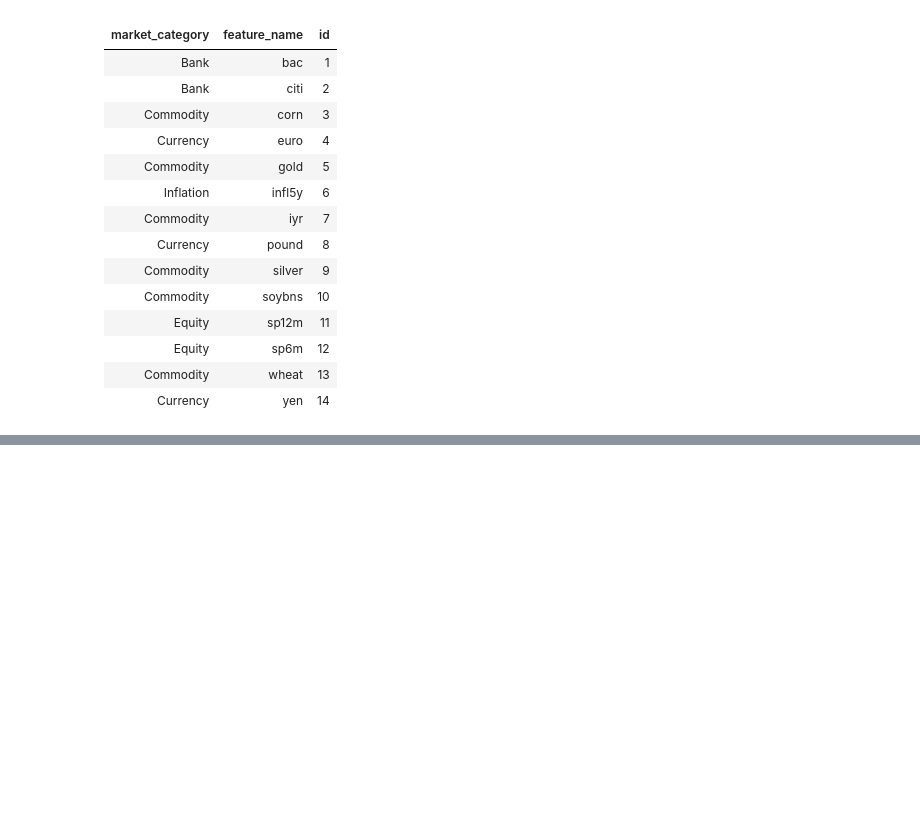
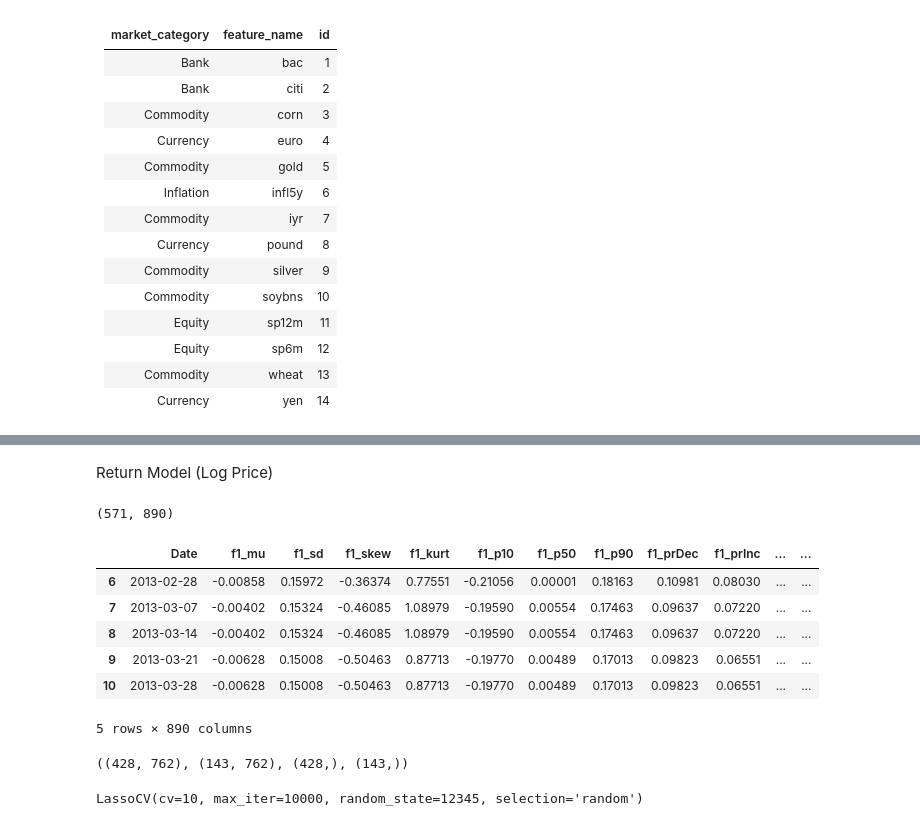
Before and after one commit to XiaozheZhangLehigh/2023-IAQR-BU-MSMFT, a Jupyter notebook: 4.Regressions.ipynb, the cells around one changed output, grey strips where cells are left out. Drawn from its saved outputs; the diff is of its cells as text; code cells hidden in the pictures; blank space fills up the shorter version.

Commit message:
Update for lasso regression on SP log return and VIX

```diff
--- a/4.Regressions.ipynb
+++ b/4.Regressions.ipynb
@@ -69,0 +29,31 @@ mpd_sp['sp_log_ret'] = mpd_sp['sp_log_price'] - mpd_sp['sp_log_price'].shift(1)
+# %% [markdown]
+Return Model (Log Price)
+# %%
+df = pd.read_csv("mpd_sp500.csv")
+
+# drop columns that has "maturity_target" , "lg_change_decr", and "lg_change_incr" in the column name; those are irrelevant for feature selection
+df = df[df.columns.drop(list(df.filter(regex='maturity_target')))]
+df = df[df.columns.drop(list(df.filter(regex='lg_change_decr')))]
+df = df[df.columns.drop(list(df.filter(regex='lg_change_incr')))]
+df = df[df.columns.drop(list(df.filter(regex='SP_adj_close')))]
+
+# drop SP_lg_ret(%)
+df = df.drop(['SP_lg_ret(%)'], axis=1)
+# df = df.drop(['SP_lg_pr'], axis=1)
+df = df.drop(['VIX'], axis=1)
+# %%
+# Generate lagged variables from f1_mu to SP_lg_pr
+lags = 6
+for lag in range(1, lags+1):
+    # for col in df.columns[df.columns.get_loc('f1_mu'):df.columns.get_loc('SP_lg_ret_vol')+1]:
+    # for col in df.columns[df.columns.get_loc('f1_mu'):df.columns.get_loc('VIX')+1]:
+    for col in df.columns[df.columns.get_loc('f1_mu'):df.columns.get_loc('SP_lg_pr')+1]:
+    # for col in df.columns[df.columns.get_loc('f1_mu'):df.columns.get_loc('SP_lg_ret(%)')+1]:
+        df[f'{col}_lag{lag}'] = df[col].shift(lag)
+# %%
+df_lagged = df.copy()
+# drop NA rows
+df_lagged = df_lagged.dropna()
+df_lagged.shape
+# %% [output]
+(571, 890)
@@ -70,2 +62,10 @@ mpd_sp['sp_log_ret'] = mpd_sp['sp_log_price'] - mpd_sp['sp_log_price'].shift(1)
 # %%
-mpd_sp.head()
+df_lagged.head()
+# %% [output]
+|  | Date | f1_mu | f1_sd | f1_skew | f1_kurt | f1_p10 | f1_p50 | f1_p90 | f1_prDec | f1_prInc | ... | ... |
+| 6 | 2013-02-28 | -0.00858 | 0.15972 | -0.36374 | 0.77551 | -0.21056 | 0.00001 | 0.18163 | 0.10981 | 0.08030 | ... | ... |
+| 7 | 2013-03-07 | -0.00402 | 0.15324 | -0.46085 | 1.08979 | -0.19590 | 0.00554 | 0.17463 | 0.09637 | 0.07220 | ... | ... |
+| 8 | 2013-03-14 | -0.00402 | 0.15324 | -0.46085 | 1.08979 | -0.19590 | 0.00554 | 0.17463 | 0.09637 | 0.07220 | ... | ... |
+| 9 | 2013-03-21 | -0.00628 | 0.15008 | -0.50463 | 0.87713 | -0.19770 | 0.00489 | 0.17013 | 0.09823 | 0.06551 | ... | ... |
+| 10 | 2013-03-28 | -0.00628 | 0.15008 | -0.50463 | 0.87713 | -0.19770 | 0.00489 | 0.17013 | 0.09823 | 0.06551 | ... | ... |
+5 rows × 890 columns
@@ -71,0 +90,12 @@ mpd_sp.head()
+# %%
+X_train.shape, X_test.shape, y_train.shape, y_test.shape
+# %% [output]
+((428, 762), (143, 762), (428,), (143,))
+# %%
+# run a lasso regression to select features
+from sklearn.linear_model import LassoCV
+
+lassoCV = LassoCV(cv=10, random_state=12345, max_iter=10000, tol=0.0001, selection='random')
+lassoCV.fit(X_train, y_train)
+# %% [output]
+LassoCV(cv=10, max_iter=10000, random_state=12345, selection='random')
```
Also changed, not shown: parts of 29 cells of this notebook.
